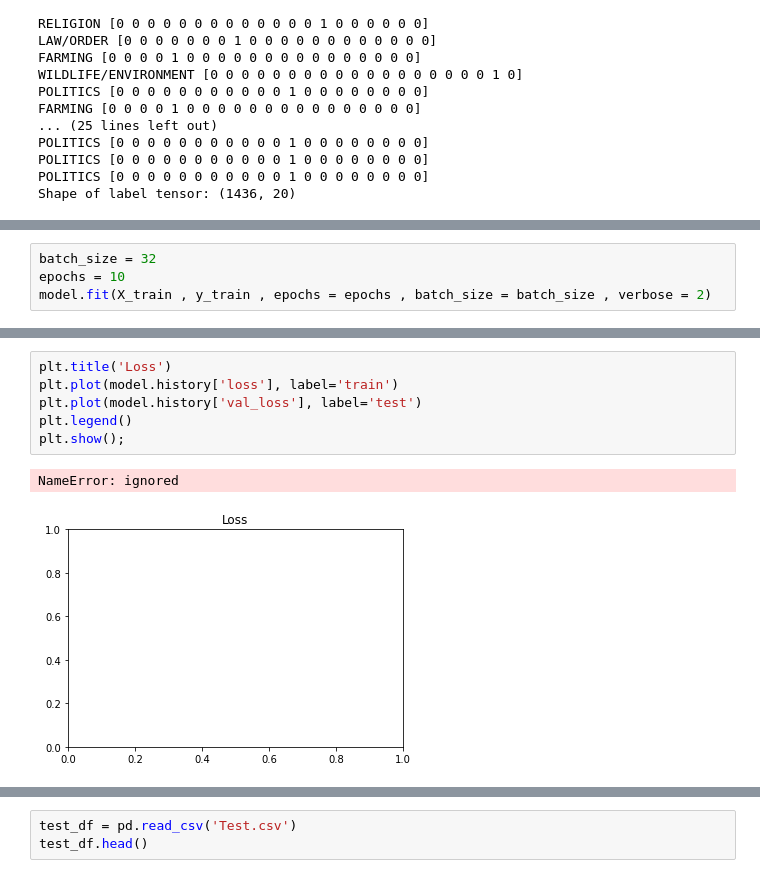
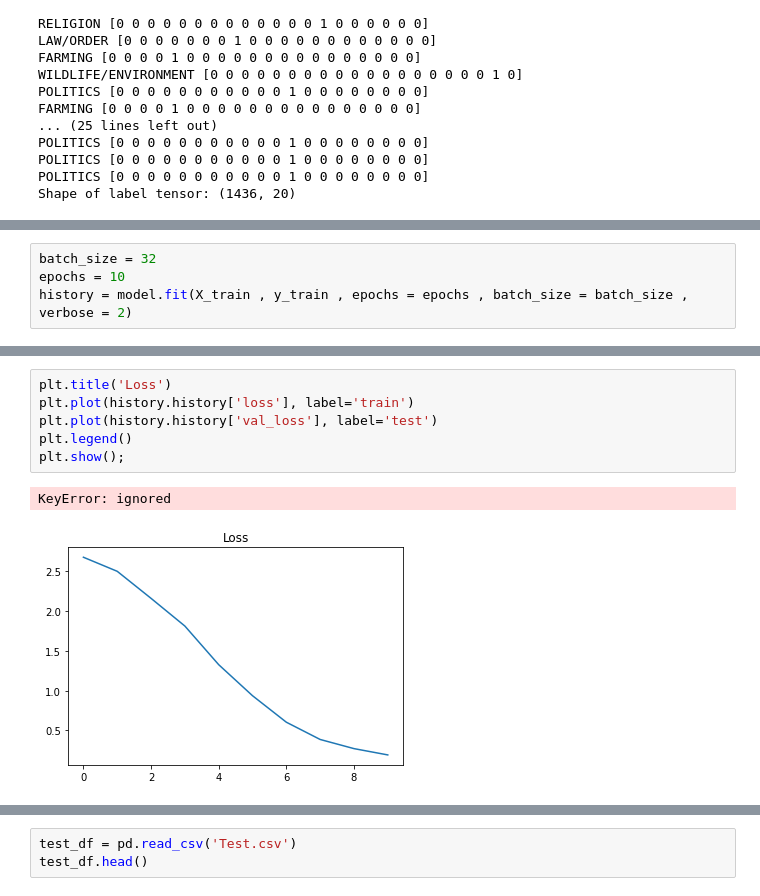
Before and after one commit to meshalalsultan/Malawi-News-Classification-Challenge, a Jupyter notebook: News_Africa.ipynb, the cells around one changed output, grey strips where cells are left out. Saved outputs shown, nothing was run; the diff lists cells and outputs as text.

```diff
--- a/News_Africa.ipynb
+++ b/News_Africa.ipynb
@@ -156,6 +156,6 @@ print(X_test.shape,y_test.shape)
 # %%
 batch_size = 32
 epochs = 10
-model.fit(X_train , y_train , epochs = epochs , batch_size = batch_size , verbose = 2)
+history = model.fit(X_train , y_train , epochs = epochs , batch_size = batch_size , verbose = 2)
 # %% [output]
 Epoch 1/10
@@ -190,12 +189,12 @@ Test set
 # %%
 plt.title('Loss')
-plt.plot(model.history['loss'], label='train')
-plt.plot(model.history['val_loss'], label='test')
+plt.plot(history.history['loss'], label='train')
+plt.plot(history.history['val_loss'], label='test')
 plt.legend()
 plt.show();
 # %% [output]
-NameError: ignored
+KeyError: ignored
-[figure, old version]
+[figure, new version]
 # %%
 plt.title('Accuracy')
 plt.plot(history.history['acc'], label='train')
```
Also changed, not shown: parts of 22 cells of this notebook, 1 other file.
